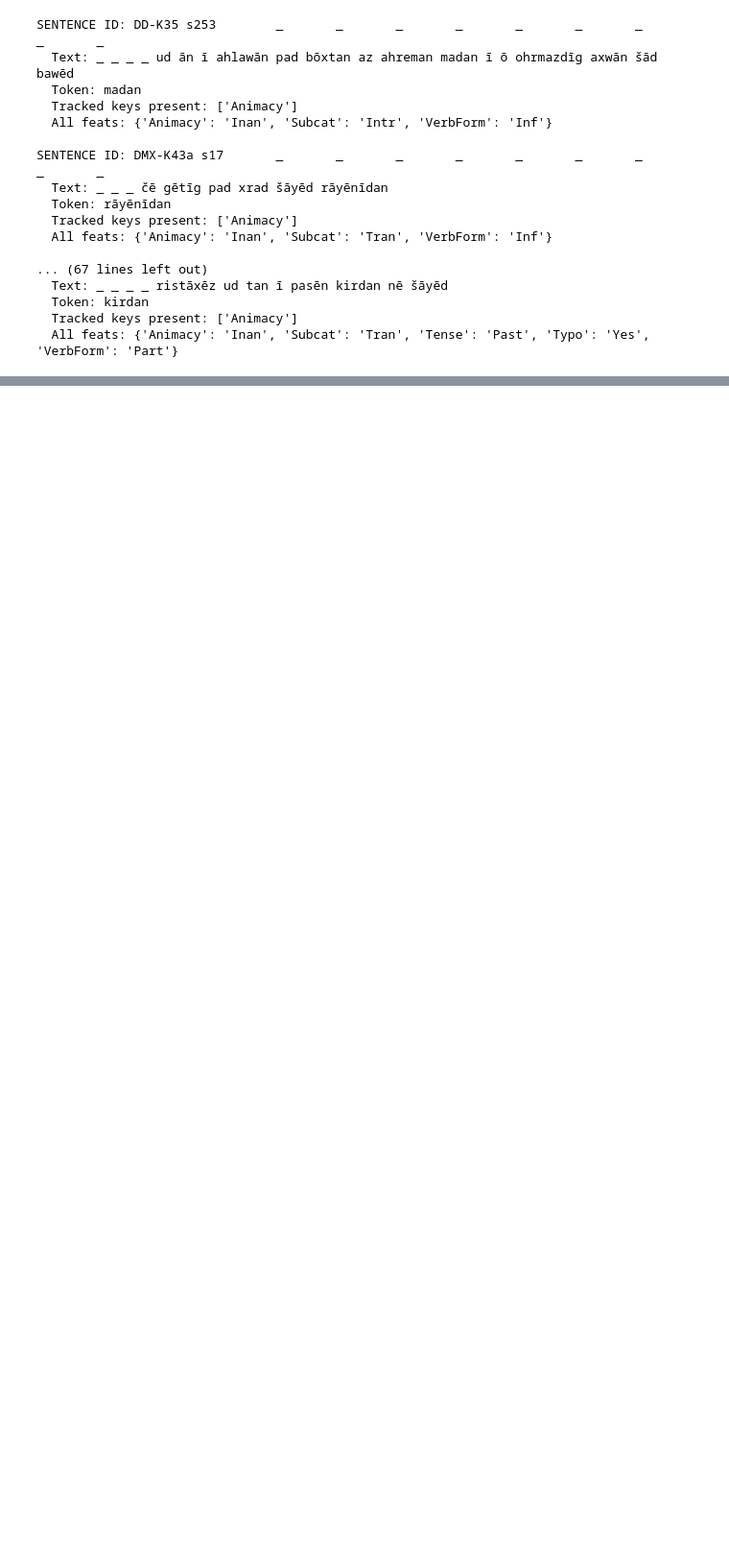
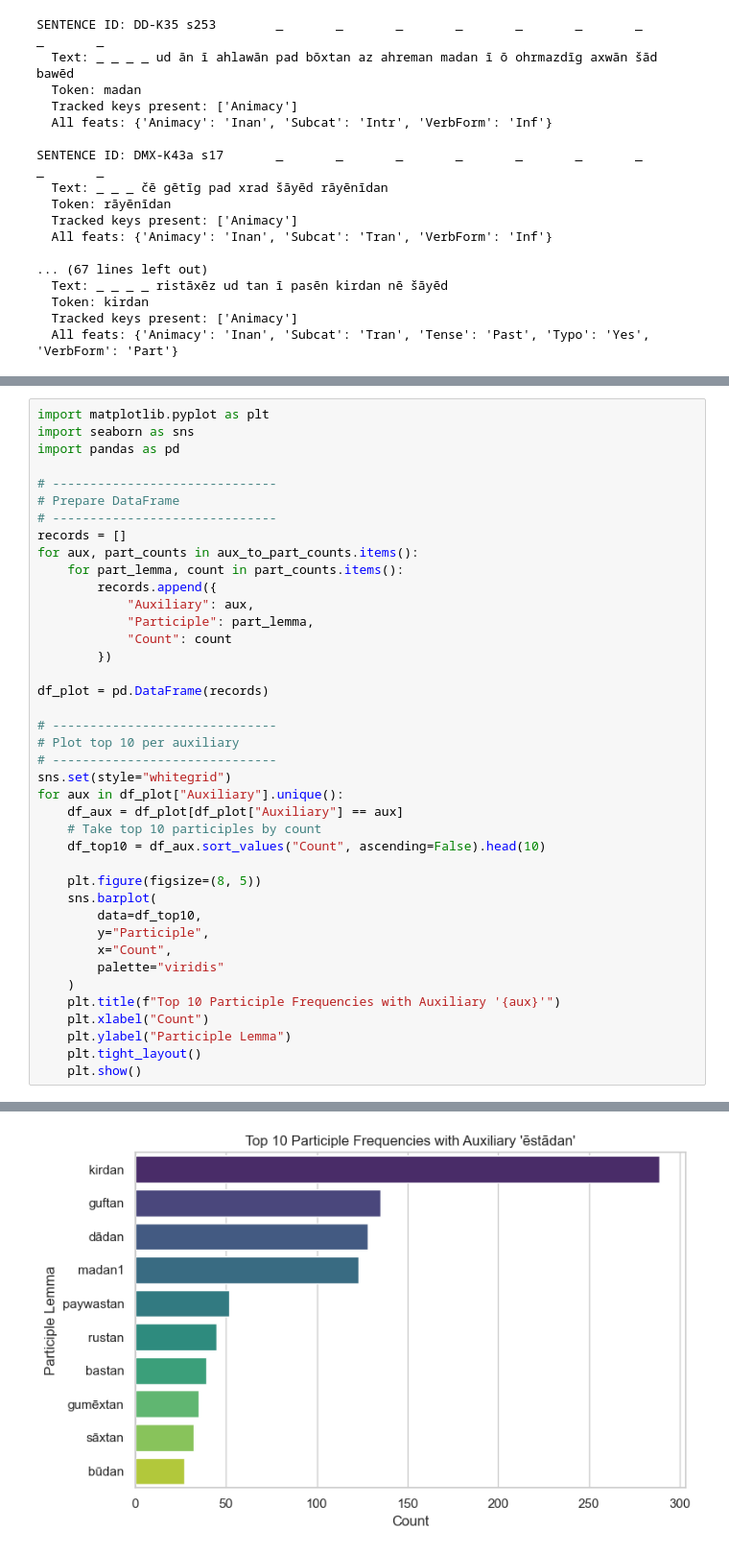
Before and after one commit to RahaaMusavi/MP-Quantitaitve-Syntax, a Jupyter notebook: vp_stats.ipynb, the cells around one changed output, grey strips where cells are left out. Shown at 96% size. Drawn from its saved outputs; the diff is of its cells as text; blank space fills up the shorter version.

```diff
--- a/vp_stats.ipynb
+++ b/vp_stats.ipynb
@@ -6591,0 +7660,41 @@ SENTENCE ID: DMX-K43a s17       _       _       _       _       _       _
+# %%
+import matplotlib.pyplot as plt
+import seaborn as sns
+import pandas as pd
+
+# ------------------------------
+# Prepare DataFrame
+# ------------------------------
+records = []
+for aux, part_counts in aux_to_part_counts.items():
+    for part_lemma, count in part_counts.items():
+        records.append({
+            "Auxiliary": aux,
+            "Participle": part_lemma,
+            "Count": count
+        })
+
+df_plot = pd.DataFrame(records)
+
+# ------------------------------
+# Plot top 10 per auxiliary
+# ------------------------------
+sns.set(style="whitegrid")
+for aux in df_plot["Auxiliary"].unique():
+    df_aux = df_plot[df_plot["Auxiliary"] == aux]
+    # Take top 10 participles by count
+    df_top10 = df_aux.sort_values("Count", ascending=False).head(10)
+
+    plt.figure(figsize=(8, 5))
+    sns.barplot(
+        data=df_top10,
+        y="Participle",
+        x="Count",
+        palette="viridis"
+    )
+    plt.title(f"Top 10 Participle Frequencies with Auxiliary '{aux}'")
+    plt.xlabel("Count")
+    plt.ylabel("Participle Lemma")
+    plt.tight_layout()
+    plt.show()
+# %% [output]
@@ -6591,0 +7704 @@ SENTENCE ID: DMX-K43a s17       _       _       _       _       _       _
+[figure, added]
```
Also changed, not shown: parts of 11 cells of this notebook, 12 other files.
